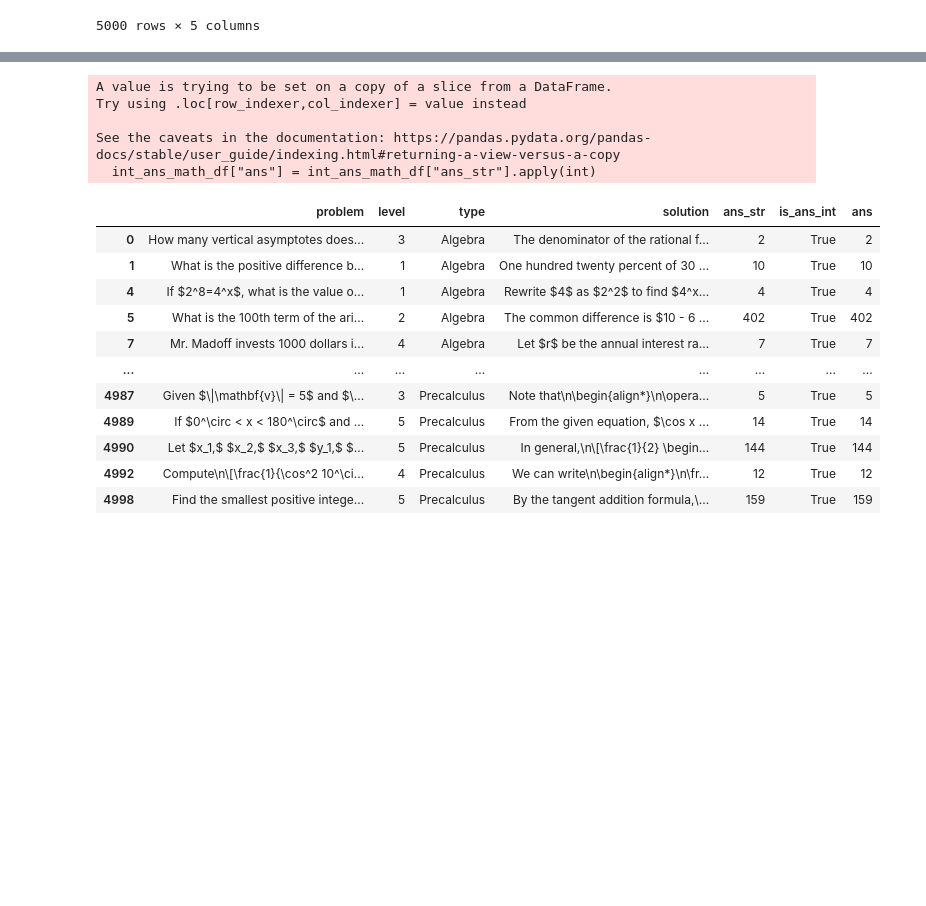
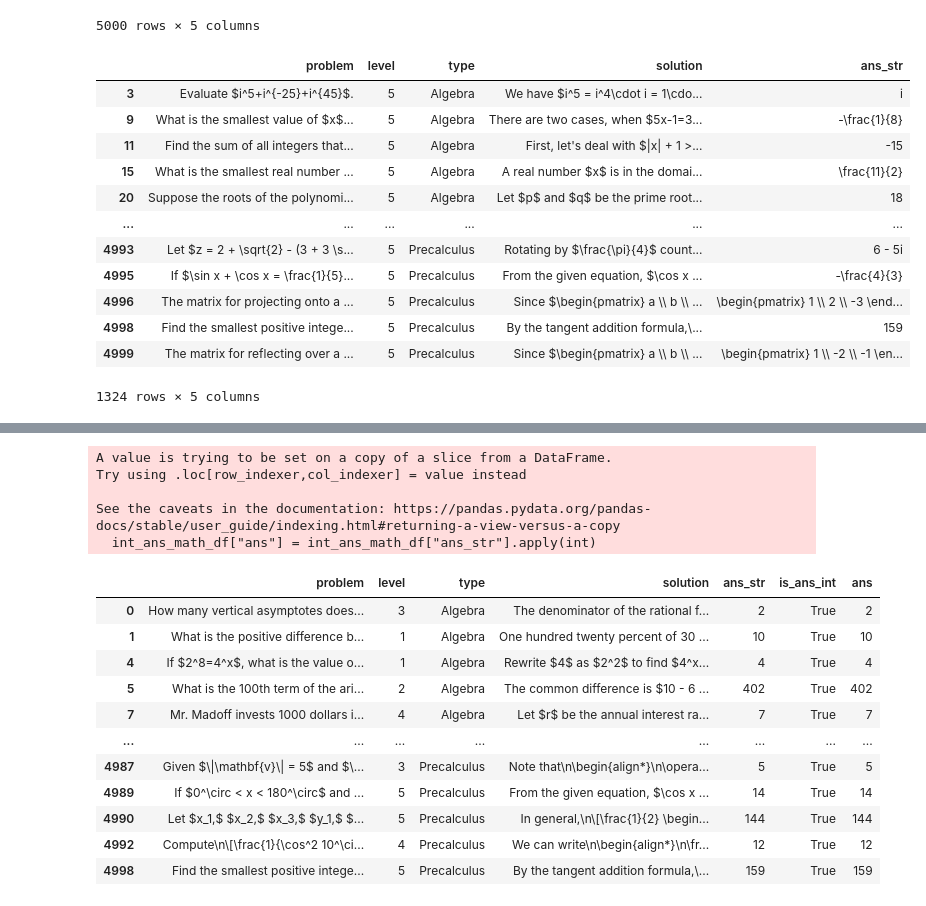
Before and after one commit to tongyx361/agent-search, a Jupyter notebook: pipelines/collect-vali-set.ipynb, the cells around one changed output, grey strips where cells are left out. Saved outputs shown, nothing was run; the diff lists cells and outputs as text; code cells hidden in the pictures; blank space fills up the shorter version.

```diff
--- a/pipelines/collect-vali-set.ipynb
+++ b/pipelines/collect-vali-set.ipynb
@@ -55,6 +55,22 @@ math_df
 | 4998 | Find the smallest positive intege... | 5 | Precalculus | By the tangent addition formula,\... | 159 |
 | 4999 | The matrix for reflecting over a ... | 5 | Precalculus | Since $\begin{pmatrix} a \\ b \\ ... | \begin{pmatrix} 1 \\ -2 \\ -1 \en... |
 5000 rows × 5 columns
+# %%
+math_df[math_df["level"] >= 5]
+# %% [output]
+|  | problem | level | type | solution | ans_str |
+| 3 | Evaluate $i^5+i^{-25}+i^{45}$. | 5 | Algebra | We have $i^5 = i^4\cdot i = 1\cdo... | i |
+| 9 | What is the smallest value of $x$... | 5 | Algebra | There are two cases, when $5x-1=3... | -\frac{1}{8} |
+| 11 | Find the sum of all integers that... | 5 | Algebra | First, let's deal with $|x| + 1 >... | -15 |
+| 15 | What is the smallest real number ... | 5 | Algebra | A real number $x$ is in the domai... | \frac{11}{2} |
+| 20 | Suppose the roots of the polynomi... | 5 | Algebra | Let $p$ and $q$ be the prime root... | 18 |
+| ... | ... | ... | ... | ... | ... |
+| 4993 | Let $z = 2 + \sqrt{2} - (3 + 3 \s... | 5 | Precalculus | Rotating by $\frac{\pi}{4}$ count... | 6 - 5i |
+| 4995 | If $\sin x + \cos x = \frac{1}{5}... | 5 | Precalculus | From the given equation, $\cos x ... | -\frac{4}{3} |
+| 4996 | The matrix for projecting onto a ... | 5 | Precalculus | Since $\begin{pmatrix} a \\ b \\ ... | \begin{pmatrix} 1 \\ 2 \\ -3 \end... |
+| 4998 | Find the smallest positive intege... | 5 | Precalculus | By the tangent addition formula,\... | 159 |
+| 4999 | The matrix for reflecting over a ... | 5 | Precalculus | Since $\begin{pmatrix} a \\ b \\ ... | \begin{pmatrix} 1 \\ -2 \\ -1 \en... |
+1324 rows × 5 columns
 # %%
 math_df["is_ans_int"] = math_df["ans_str"].apply(lambda x: x.isnumeric())
 math_df
```
Also changed, not shown: 8 other files.
